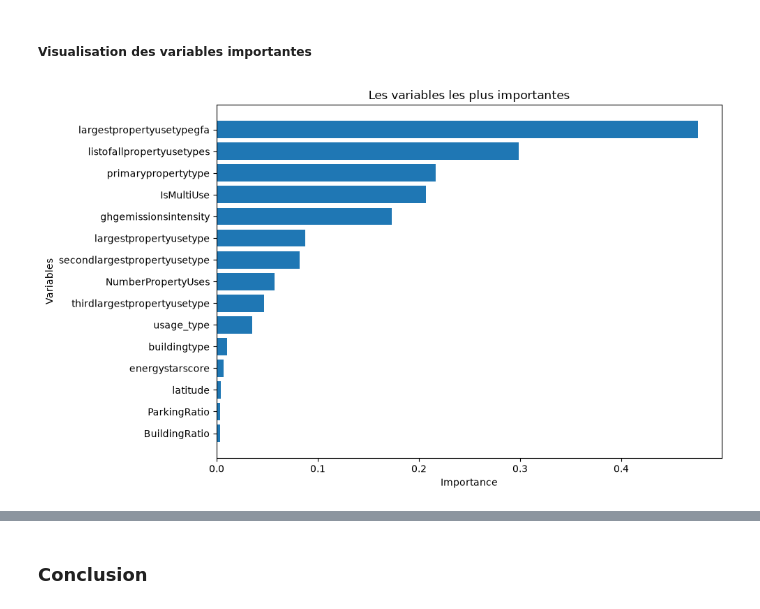
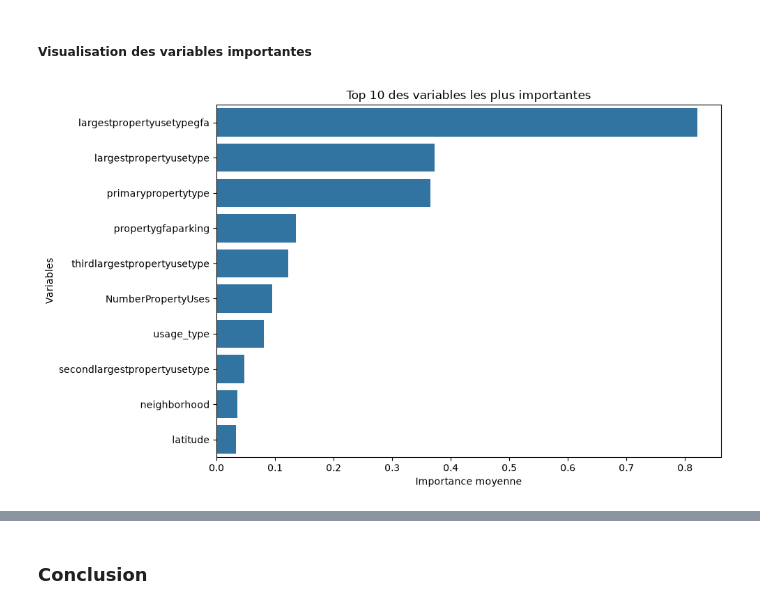
Before and after one commit to rafadmgs/Prediction_Consommation_Energetique_Batiments_Seattle, a Jupyter notebook: notebooks/P3_E5_optimisation_interpretation.ipynb, the cells around one changed output, grey strips where cells are left out. Saved outputs shown, nothing was run; the diff lists cells and outputs as text; code cells hidden in the pictures.

Commit message:
Finish modeling and optimization notebooks

```diff
--- a/notebooks/P3_E5_optimisation_interpretation.ipynb
+++ b/notebooks/P3_E5_optimisation_interpretation.ipynb
@@ -91,12 +93,0 @@ Nombre d'observations du jeu de données : 3348
-# %%
-# Séparation des données d'entraînement et de test
-
-X_train, X_test, y_train, y_test = train_test_split(
-    X,
-    y,
-    test_size=0.20,
-    random_state=42
-)
-
-print(f"Nombre d'observations du jeu d'entraînement : {X_train.shape[0]}")
-print(f"Nombre d'observations du jeu de test : {X_test.shape[0]}")
@@ -190,0 +217,12 @@ Grille d'hyperparamètres :
+# %%
+# Grille d'hyperparamètres
+
+param_grid = {
+    "model__n_estimators": [100, 200, 300],
+    "model__max_depth": [None, 10, 20, 30],
+    "model__min_samples_split": [2, 5, 10],
+    "model__min_samples_leaf": [1, 2, 4]
+}
+
+print("Grille d'hyperparamètres créée.")
+param_grid
@@ -198,10 +242,18 @@ Grille d'hyperparamètres :
 > - Le modèle est optimisé à l'aide de **GridSearchCV**, qui évalue chaque combinaison d'hyperparamètres grâce à une validation croisée à cinq plis (*5-fold cross-validation*).
 > - Le critère de sélection retenu est le coefficient de détermination (**R²**), afin d'identifier la configuration offrant les meilleures performances.
 # %%
+# Configuration du GridSearchCV
+
+from sklearn.model_selection import GridSearchCV
+
 grid_search = GridSearchCV(
-    estimator=linear_model,
+    estimator=rf_pipeline,
     param_grid=param_grid,
     scoring="r2",
     cv=5,
     n_jobs=-1
 )
+
+print("GridSearchCV configuré avec succès.")
+
+grid_search
@@ -357,18 +429,19 @@ importance_df.head(15)
 # %%
 # Visualisation des 15 variables les plus importantes
 
 plt.figure(figsize=(10,6))
 
-plt.barh(
-    importance_df["Variable"].head(15)[::-1],
-    importance_df["Importance"].head(15)[::-1]
+sns.barplot(
+    data=importance_df.head(10),
+    x="Importance",
+    y="Variable"
 )
 
-plt.xlabel("Importance")
+plt.title("Top 10 des variables les plus importantes")
+plt.xlabel("Importance moyenne")
 plt.ylabel("Variables")
-plt.title("Les variables les plus importantes")
 
 plt.tight_layout()
 plt.show()
 # %% [output]
-[figure, old version]
+[figure, new version]
```
Also changed, not shown: parts of 30 cells of this notebook, 17 other files.
